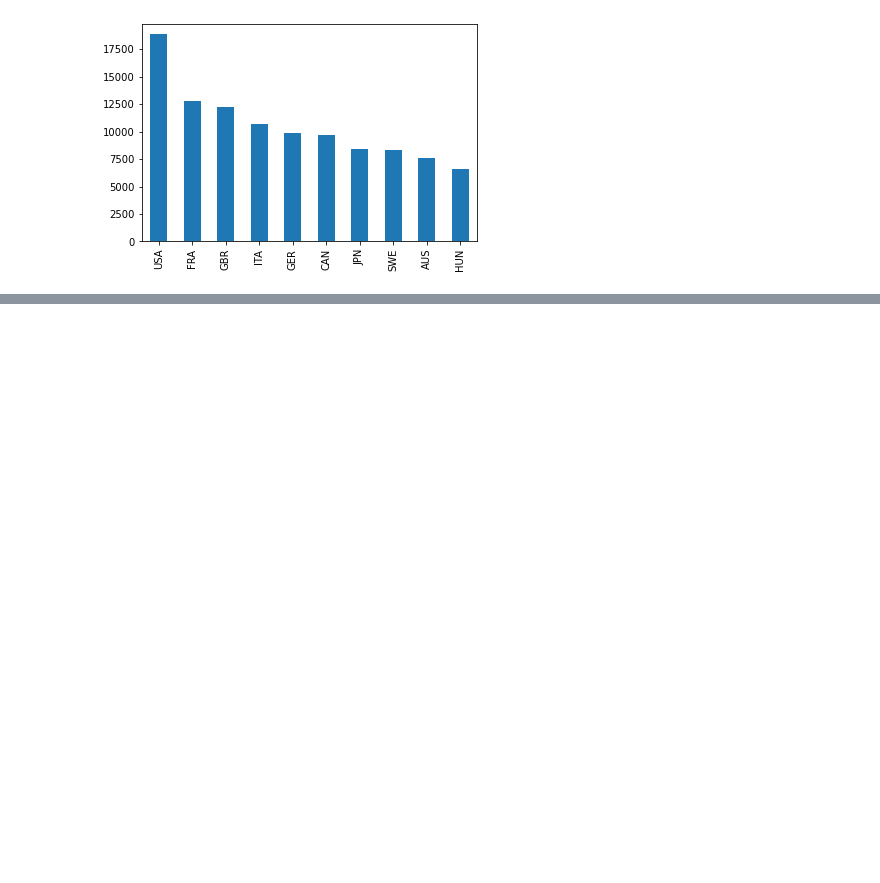
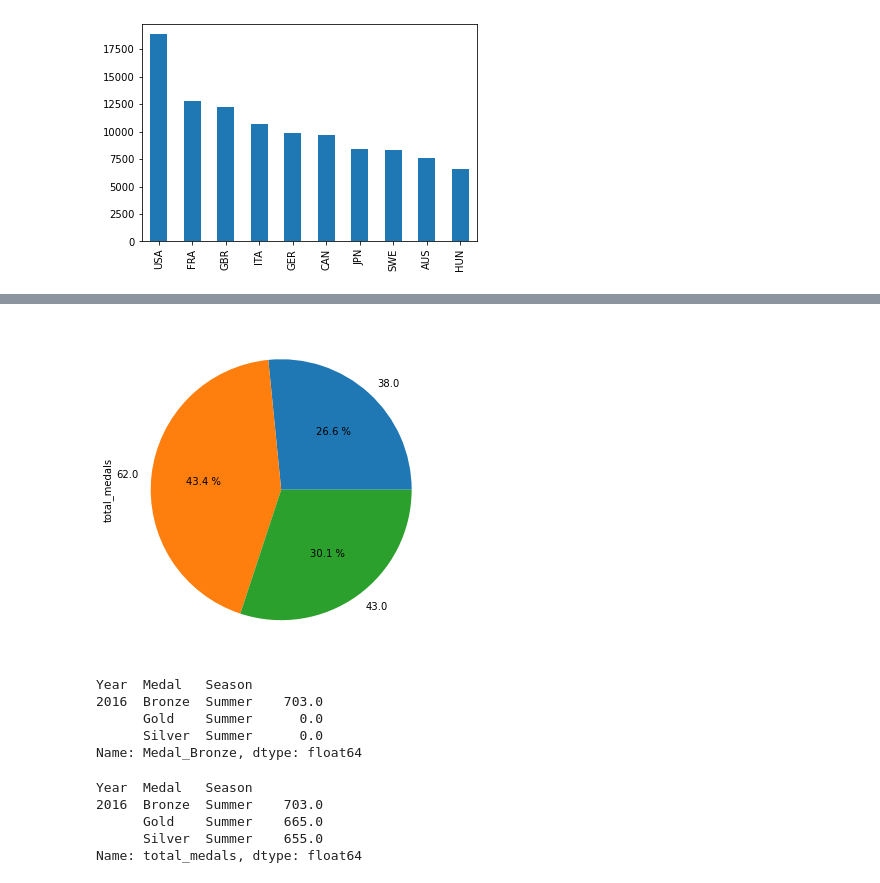
Before and after one commit to raviel21/python_fundamentals, a Jupyter notebook: paises_medallas.ipynb, the cells around one changed output, grey strips where cells are left out. Drawn from its saved outputs; the diff is of its cells as text; code cells hidden in the pictures; blank space fills up the shorter version.

```diff
--- a/paises_medallas.ipynb
+++ b/paises_medallas.ipynb
@@ -47,0 +84,2 @@ paises_x_medallas["NOC"].value_counts().head(10).plot(kind="bar")
+# %%
+result=pd.concat([tiempo,datos_2],axis=1)
@@ -47,0 +102,2 @@ paises_x_medallas["NOC"].value_counts().head(10).plot(kind="bar")
+# %%
+tiempo_2=result.groupby(["Year","Medal","Season"]).sum()
@@ -47,0 +121,2 @@ paises_x_medallas["NOC"].value_counts().head(10).plot(kind="bar")
+# %%
+tiempo_2["total_medals"]=tiempo_2["Medal_Bronze"]+tiempo_2["Medal_Gold"]+tiempo_2["Medal_Silver"]
@@ -47,0 +140,22 @@ paises_x_medallas["NOC"].value_counts().head(10).plot(kind="bar")
+# %%
+nombres=tiempo_2["total_medals"][:3].unique()
+# %%
+plot=tiempo_2["total_medals"][:3].plot.pie(figsize=(11,6),labels=nombres,autopct="%0.1f %%")
+# %% [output]
+[figure, added]
+# %%
+tiempo_2["Medal_Bronze"].tail()[2:5]
+# %% [output]
+Year  Medal   Season
+2016  Bronze  Summer    703.0
+      Gold    Summer      0.0
+      Silver  Summer      0.0
+Name: Medal_Bronze, dtype: float64
+# %%
+tiempo_2["total_medals"].tail()[2:5]
+# %% [output]
+Year  Medal   Season
+2016  Bronze  Summer    703.0
+      Gold    Summer    665.0
+      Silver  Summer    655.0
+Name: total_medals, dtype: float64
```
Also changed, not shown: parts of 9 cells of this notebook.
